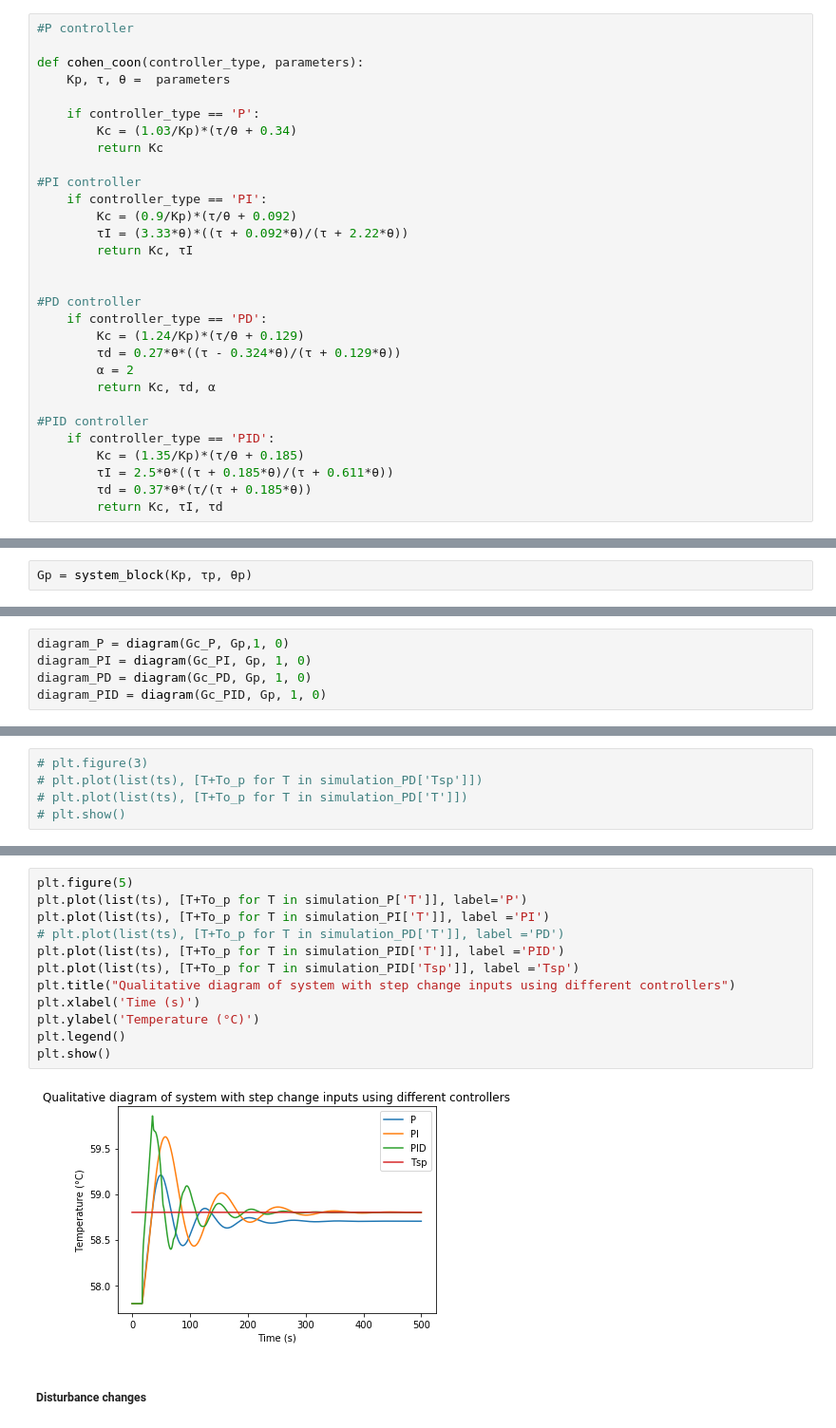
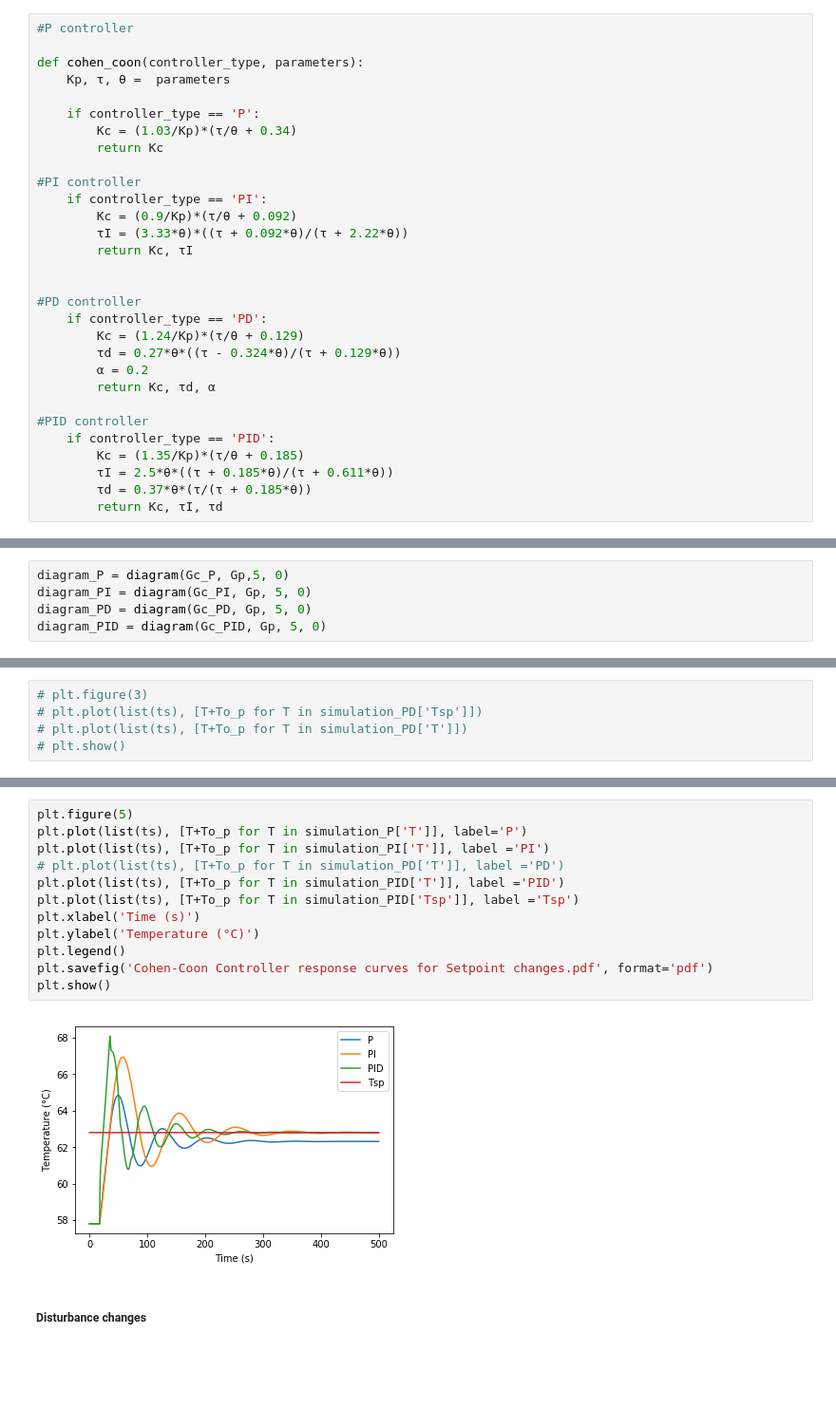
Before and after one commit to JarrydWebber/CPB-Group-17-2020, a Jupyter notebook: CC + IAE with TCLab.ipynb, the cells around one changed output, grey strips where cells are left out. Shown: that part at 95% size. Cells and saved outputs as stored; diff of their text form; blank space fills up the shorter version.

Commit message:
Added Plots

```diff
--- a/CC + IAE with TCLab.ipynb
+++ b/CC + IAE with TCLab.ipynb
@@ -63,7 +63,7 @@ def cohen_coon(controller_type, parameters):
     if controller_type == 'PD':
         Kc = (1.24/Kp)*(τ/θ + 0.129)
         τd = 0.27*θ*((τ - 0.324*θ)/(τ + 0.129*θ))
-        α = 2
+        α = 0.2
         return Kc, τd, α
 
 #PID controller
@@ -102,8 +102,6 @@ def system_block(Kp, τp, θp):
 # %% [markdown]
 - The following cell contains the blocks that can be used as 'controller_block' inputs to the 'diagram' function.
 - The parameters need to be changed to the correct FOPDT + Cohen-Coon parameters
-# %%
-Gp = system_block(Kp, τp, θp)
 # %%
 parameters = Kp, τp, θp
 
@@ -131,10 +129,10 @@ def diagram(controller_block ,system_block, setpoint, disturbance):
 # %% [markdown]
 ##### Setpoint Changes
 # %%
-diagram_P = diagram(Gc_P, Gp,1, 0)
-diagram_PI = diagram(Gc_PI, Gp, 1, 0)
-diagram_PD = diagram(Gc_PD, Gp, 1, 0)
-diagram_PID = diagram(Gc_PID, Gp, 1, 0)
+diagram_P = diagram(Gc_P, Gp,5, 0)
+diagram_PI = diagram(Gc_PI, Gp, 5, 0)
+diagram_PD = diagram(Gc_PD, Gp, 5, 0)
+diagram_PID = diagram(Gc_PID, Gp, 5, 0)
 # %%
 ts = np.linspace(0, 500, 5000)
 # %%
@@ -175,17 +173,17 @@ plt.show()
 # %%
 plt.figure(5)
 plt.plot(list(ts), [T+To_p for T in simulation_P['T']], label='P')
 plt.plot(list(ts), [T+To_p for T in simulation_PI['T']], label ='PI')
 # plt.plot(list(ts), [T+To_p for T in simulation_PD['T']], label ='PD')
 plt.plot(list(ts), [T+To_p for T in simulation_PID['T']], label ='PID')
 plt.plot(list(ts), [T+To_p for T in simulation_PID['Tsp']], label ='Tsp')
-plt.title("Qualitative diagram of system with step change inputs using different controllers")
 plt.xlabel('Time (s)')
 plt.ylabel('Temperature (°C)')
 plt.legend()
+plt.savefig('Cohen-Coon Controller response curves for Setpoint changes.pdf', format='pdf')
 plt.show()
 # %% [output]
-[figure, old version]
+[figure, new version]
 # %% [markdown]
 ##### Disturbance changes
 # %%
```
Also changed, not shown: parts of 7 cells of this notebook, 6 other files.
